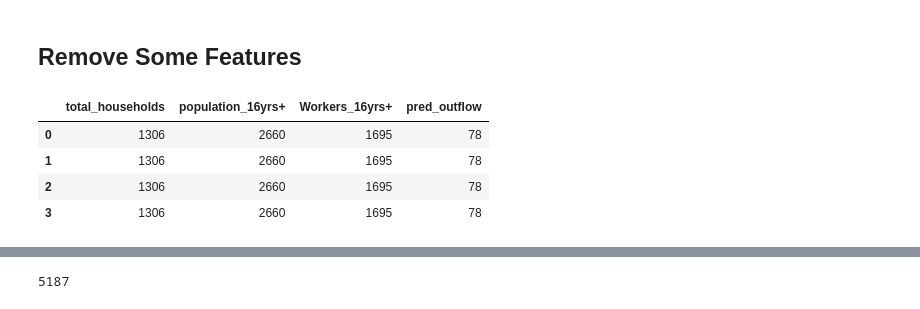
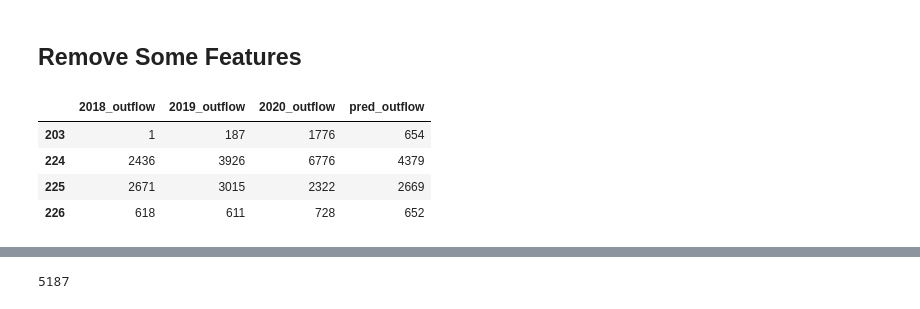
Before and after one commit to katelyn98/HealthyRide-Mapping, a Jupyter notebook: Models/RandomForestModel.ipynb, the cells around one changed output, grey strips where cells are left out. Drawn from its saved outputs; the diff is of its cells as text; code cells hidden in the pictures.

```diff
--- a/Models/RandomForestModel.ipynb
+++ b/Models/RandomForestModel.ipynb
@@ -40,12 +40,17 @@ Index(['Unnamed: 0', 'total_households', 'median_hh_income', 'mean_hh_income',
 # %%
 df = df.drop(columns=['Unnamed: 0', 'median_hh_income','mean_hh_income','in_labor_force', 'civ_labor_force',
                       'employed','unemployed', 'perc_employed', 'perc_unemployed','own_alone',
                       'carpool', 'public_transit', 'walked', 'other', 'wfh','mean_travel_time_to_work',
-                      'perc_public', 'perc_alone', 'perc_walk','perc_other', '2018_outflow', '2019_outflow', '2020_outflow'])
+                      'perc_public', 'perc_alone', 'perc_walk','perc_other', 'total_households', 'population_16yrs+', 'Workers_16yrs+'])
+
+query_2018_mask = df['2018_outflow'] > 0
+query_2019_mask = df['2019_outflow'] > 0
+query_2020_mask = df['2020_outflow'] > 0
+df = df[query_2018_mask | query_2019_mask | query_2020_mask ]
 df.head(4)
 # %% [output]
-|  | total_households | population_16yrs+ | Workers_16yrs+ | pred_outflow |
-| 0 | 1306 | 2660 | 1695 | 78 |
-| 1 | 1306 | 2660 | 1695 | 78 |
-| 2 | 1306 | 2660 | 1695 | 78 |
-| 3 | 1306 | 2660 | 1695 | 78 |
+|  | 2018_outflow | 2019_outflow | 2020_outflow | pred_outflow |
+| 203 | 1 | 187 | 1776 | 654 |
+| 224 | 2436 | 3926 | 6776 | 4379 |
+| 225 | 2671 | 3015 | 2322 | 2669 |
+| 226 | 618 | 611 | 728 | 652 |
```
Also changed, not shown: parts of 14 cells of this notebook, 1 other file.
